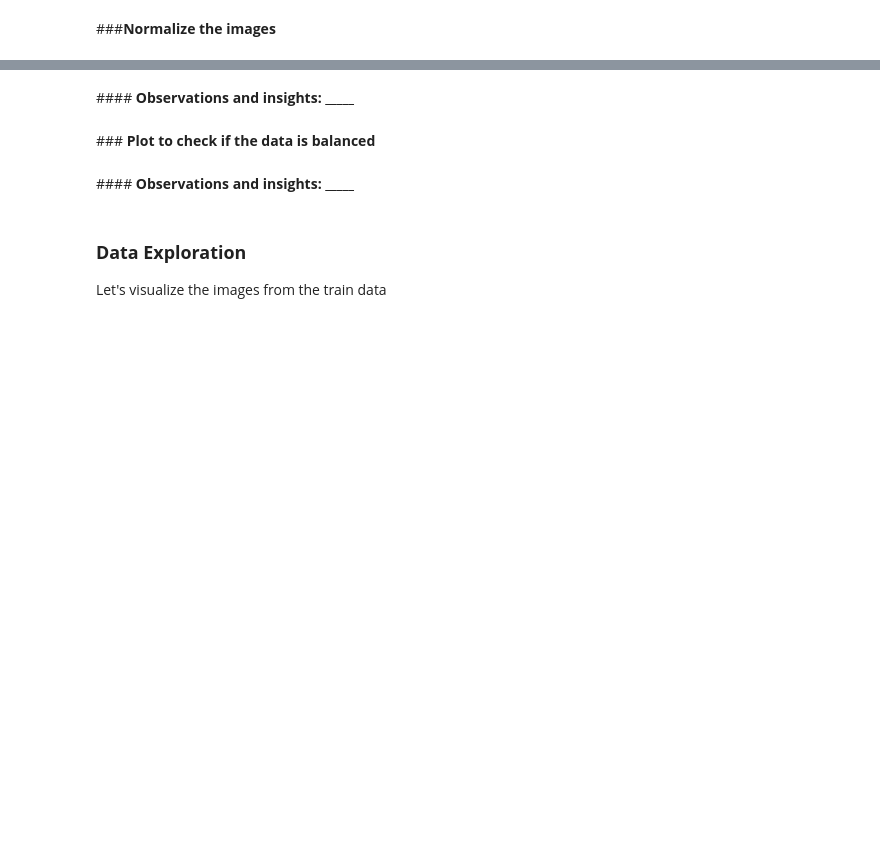
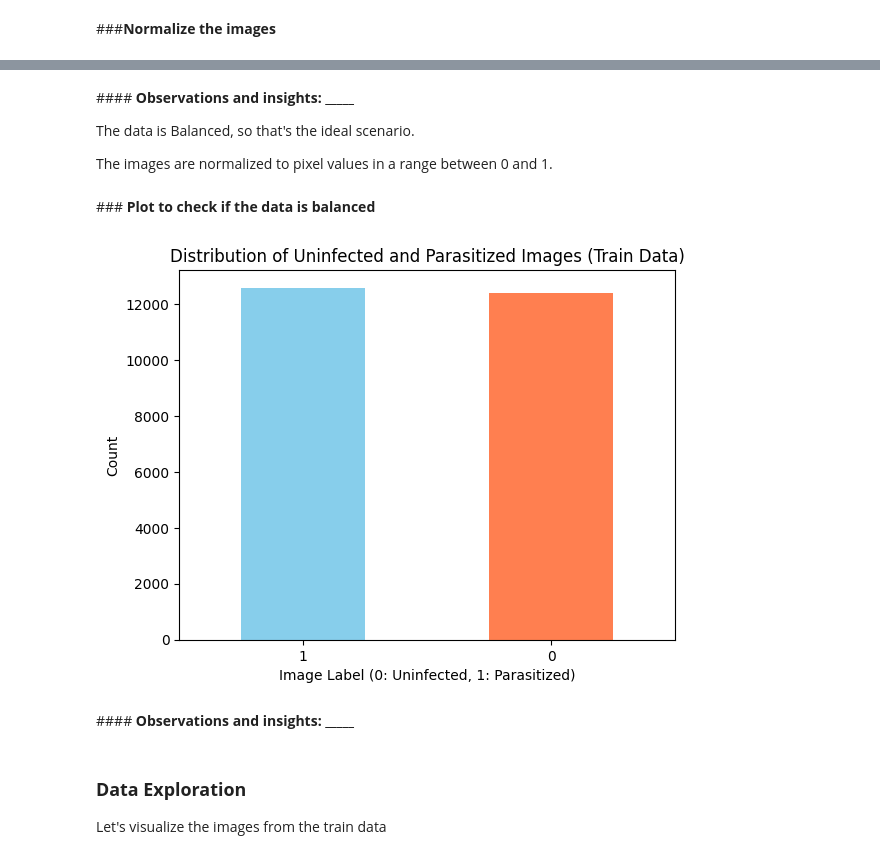
Before and after one commit to vivimtz888/malaria-detection-deeplearning, a Jupyter notebook: Reference_Notebook_Malaria_Detection_Low_Code.ipynb, the cells around one changed output, grey strips where cells are left out. Saved outputs shown, nothing was run; the diff lists cells and outputs as text; code cells hidden in the pictures; blank space fills up the shorter version.

Commit message:
Normalized data. Plot data for checking the dataset (Balanced)

```diff
--- a/Reference_Notebook_Malaria_Detection_Low_Code.ipynb
+++ b/Reference_Notebook_Malaria_Detection_Low_Code.ipynb
@@ -238,4 +287,9 @@ test_images = (______________).astype('float32')
-# %% [markdown]
-####<b> Observations and insights: _____
+# %% [markdown]
+####<b> Observations and insights: _____
+
+
+The data is Balanced, so that's the ideal scenario.
+
+The images are normalized to pixel values in a range between 0 and 1.
 # %% [markdown]
 ###<b> Plot to check if the data is balanced
@@ -244,3 +296,27 @@ test_images = (______________).astype('float32')
+# %%
+# You are free to use bar plot or pie-plot or count plot, etc. to plot the labels of train and test data and check if they are balanced
+
+#plt.figure(figsize=(10, 5))
+
+#plt.subplot(1, 2, 1)
+
+#sns.countplot(x=train_labels, palette='viridis')
+
+
+#USING PANDAS
+# Assuming 'train_labels' is your array of labels (0 or 1)
+label_counts = pd.value_counts(train_labels)
+
+# Create the bar plot
+label_counts.plot(kind='bar', color=['skyblue', 'coral'])
+
+plt.title('Distribution of Uninfected and Parasitized Images (Train Data)')
+plt.xlabel('Image Label (0: Uninfected, 1: Parasitized)')
+plt.ylabel('Count')
+plt.xticks(rotation=0)  # Keep x-axis labels horizontal
+plt.show()
+# %% [output]
+[figure, added]
 # %% [markdown]
 ####<b> Observations and insights: _____
 # %% [markdown]
```
Also changed, not shown: parts of 9 cells of this notebook.
